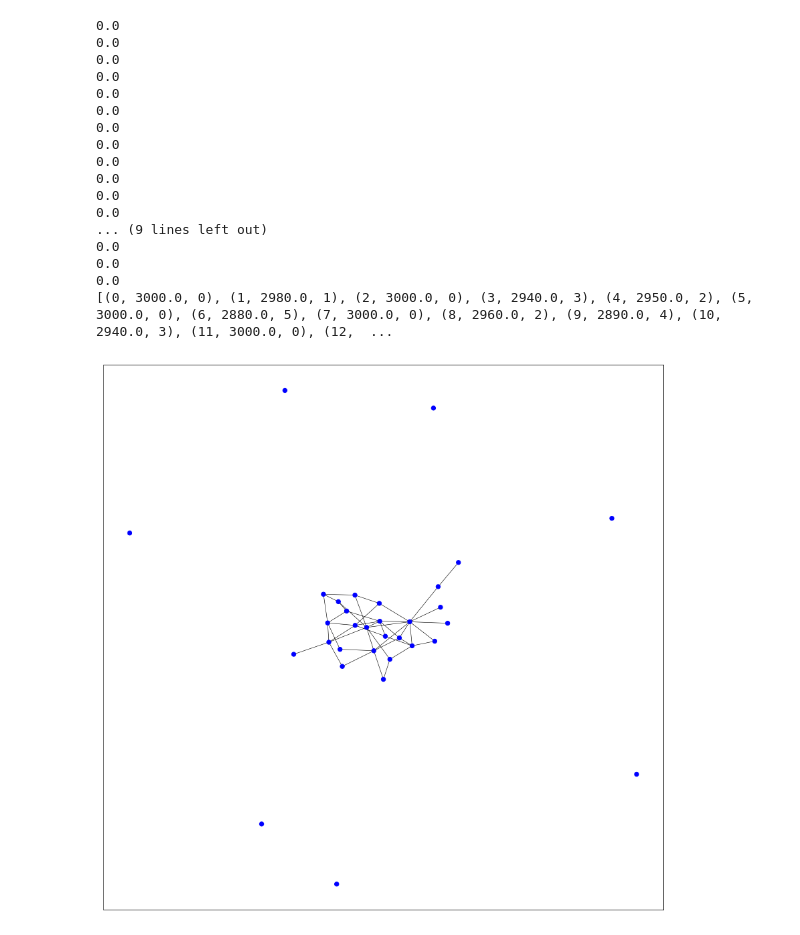
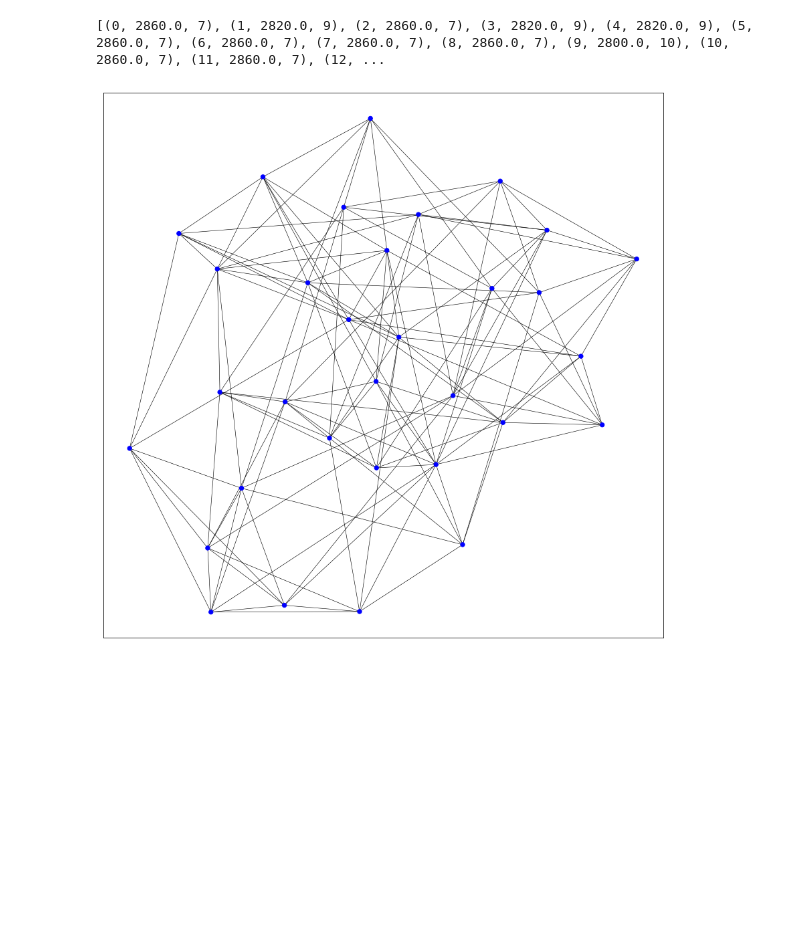
Before and after one commit to CrowdDynamicsLab/IESimulation, a Jupyter notebook: attribute_copying_growth.ipynb, the cells around one changed output. Drawn from its saved outputs; the diff is of its cells as text; code cells hidden in the pictures; blank space fills up the shorter version.

Commit message:
Added decentralized b-matching and simultaneous random walk

```diff
--- a/attribute_copying_growth.ipynb
+++ b/attribute_copying_growth.ipynb
@@ -16,42 +16,24 @@ params = {
     'context_count' : 16,
     'k' : 8,
     'attr_func' : attr_util.discrete_pareto_val, # attribute assignment function
-    'edge_util_func' : attr_util.total_likelihood,
+    'edge_util_func' : attr_util.total_inv_frequency,
     'edge_prob_func' : attr_util.marginal_logistic,
+    'edge_selection' : attr_util.greedy_simul_edge_calc,
     'direct_cost' : 20,
-    'indirect_cost' : 10
+    'indirect_cost' : 0
 }
 # %%
 G = attribute_network(_N, params)
 
-for v in G.vertices:
-    if v.degree > 0:
-        walk_length = attr_util.random_walk_length(v, G)
-        random_walk(v, G, walk_length)
-calc_utils(G)
-calc_edges(G)
+#random_walk(G)
+#calc_utils(G)
+#calc_edges(G)
 
 print(list(zip([ v.vnum for v in G.vertices],
                [ attr_util.remaining_budget(v, G) for v in G.vertices ],
                [ v.degree for v in G.vertices ])))
 
 vis.draw_graph(G)
 # %% [output]
-0.0
-0.0
-0.0
-0.0
-0.0
-0.0
-0.0
-0.0
-0.0
-0.0
-0.0
-0.0
-... (9 lines left out)
-0.0
-0.0
-0.0
-[(0, 3000.0, 0), (1, 2980.0, 1), (2, 3000.0, 0), (3, 2940.0, 3), (4, 2950.0, 2), (5, 3000.0, 0), (6, 2880.0, 5), (7, 3000.0, 0), (8, 2960.0, 2), (9, 2890.0, 4), (10, 2940.0, 3), (11, 3000.0, 0), (12,  ...
+[(0, 2860.0, 7), (1, 2820.0, 9), (2, 2860.0, 7), (3, 2820.0, 9), (4, 2820.0, 9), (5, 2860.0, 7), (6, 2860.0, 7), (7, 2860.0, 7), (8, 2860.0, 7), (9, 2800.0, 10), (10, 2860.0, 7), (11, 2860.0, 7), (12, ...
-[figure, old version]
+[figure, new version]
```
Also changed, not shown: 3 other files.
